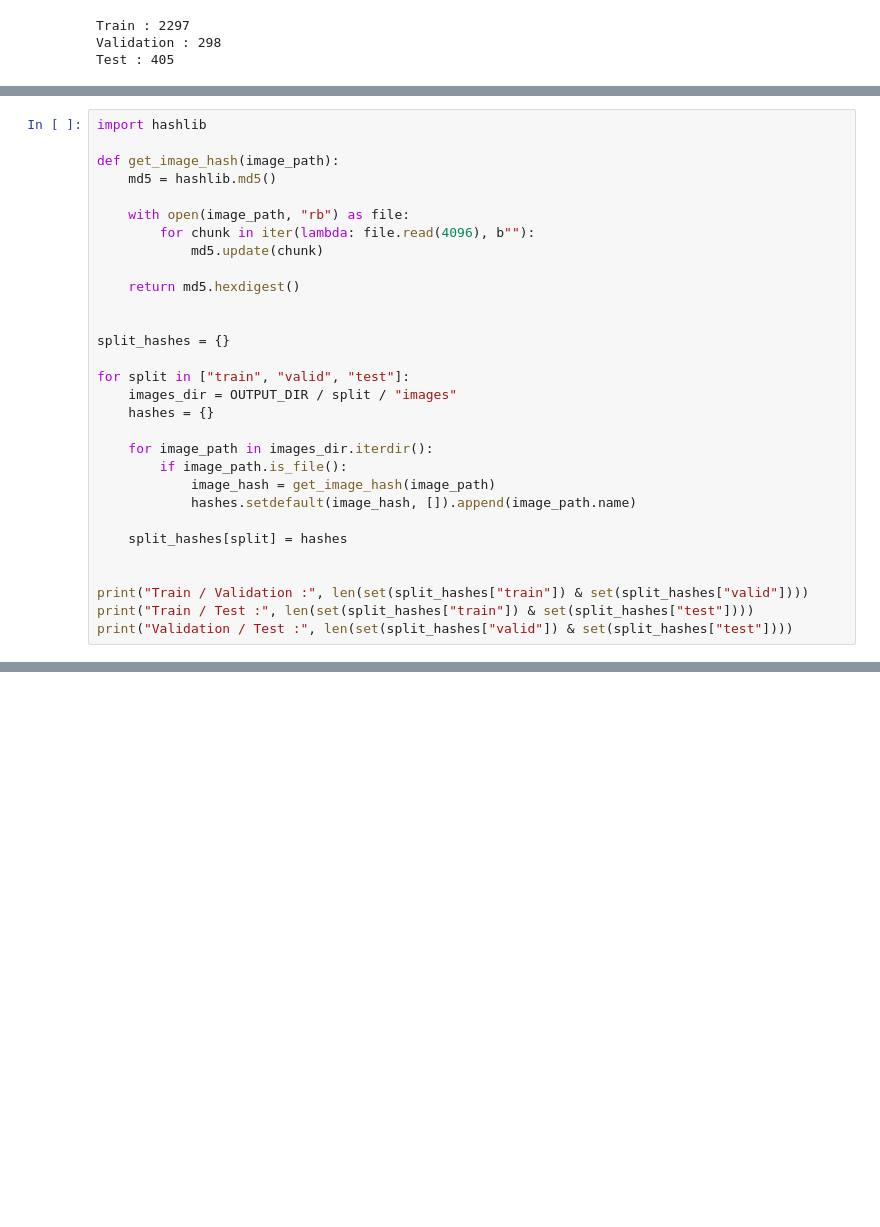
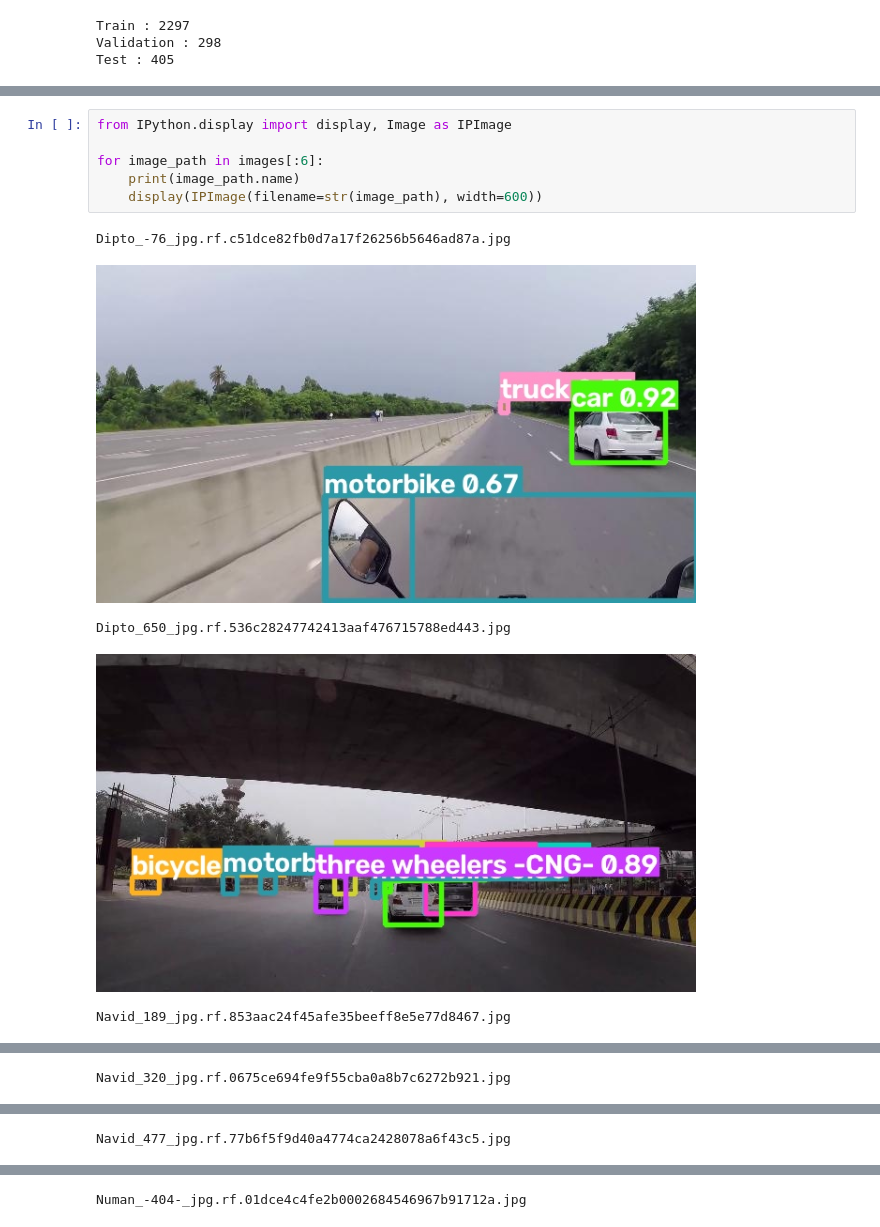
Before and after one commit to ishaklaa/Vehix-AI, a Jupyter notebook: notebooks/roadvision_yolov9.ipynb, the cells around one changed output, grey strips where cells are left out. Drawn from its saved outputs; the diff is of its cells as text; blank space fills up the shorter version.

```diff
--- a/notebooks/roadvision_yolov9.ipynb
+++ b/notebooks/roadvision_yolov9.ipynb
@@ -350,30 +227,0 @@ Validation / Test : 0
-# %%
-import hashlib
-
-def get_image_hash(image_path):
-    md5 = hashlib.md5()
-
-    with open(image_path, "rb") as file:
-        for chunk in iter(lambda: file.read(4096), b""):
-            md5.update(chunk)
-
-    return md5.hexdigest()
-
-
-split_hashes = {}
-
-for split in ["train", "valid", "test"]:
-    images_dir = OUTPUT_DIR / split / "images"
-    hashes = {}
-
-    for image_path in images_dir.iterdir():
-        if image_path.is_file():
-            image_hash = get_image_hash(image_path)
-            hashes.setdefault(image_hash, []).append(image_path.name)
-
-    split_hashes[split] = hashes
-
-
-print("Train / Validation :", len(set(split_hashes["train"]) & set(split_hashes["valid"])))
-print("Train / Test :", len(set(split_hashes["train"]) & set(split_hashes["test"])))
-print("Validation / Test :", len(set(split_hashes["valid"]) & set(split_hashes["test"])))
@@ -383,0 +987,12 @@ Validation / Test : 0
+# %%
+from IPython.display import display, Image as IPImage
+
+for image_path in images[:6]:
+    print(image_path.name)
+    display(IPImage(filename=str(image_path), width=600))
+# %% [output]
+Dipto_-76_jpg.rf.c51dce82fb0d7a17f26256b5646ad87a.jpg
+[figure, added]
+Dipto_650_jpg.rf.536c28247742413aaf476715788ed443.jpg
+[figure, added]
+Navid_189_jpg.rf.853aac24f45afe35beeff8e5e77d8467.jpg
@@ -383,0 +1000 @@ Validation / Test : 0
+Navid_320_jpg.rf.0675ce694fe9f55cba0a8b7c6272b921.jpg
@@ -383,0 +1002 @@ Validation / Test : 0
+Navid_477_jpg.rf.77b6f5f9d40a4774ca2428078a6f43c5.jpg
@@ -383,0 +1004 @@ Validation / Test : 0
+Numan_-404-_jpg.rf.01dce4c4fe2b0002684546967b91712a.jpg
```
Also changed, not shown: parts of 43 cells of this notebook, 2 other files.
